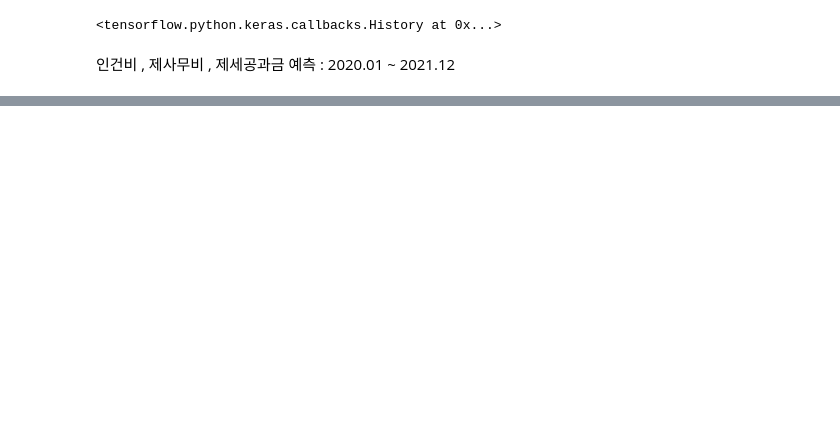
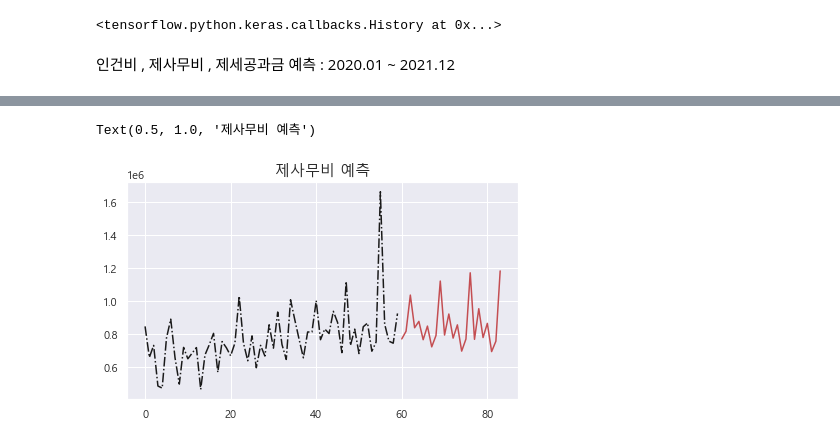
Before and after one commit to ineed-coffee/AI_DataScience_Exercise, a Jupyter notebook: deep_learning/2020.11.12.ipynb, the cells around one changed output, grey strips where cells are left out. Cells and saved outputs as stored; diff of their text form; code cells hidden in the pictures; blank space fills up the shorter version.

```diff
--- a/deep_learning/2020.11.12.ipynb
+++ b/deep_learning/2020.11.12.ipynb
@@ -518,0 +527,9 @@ raw_data[-window_size:].shape
+# %%
+plt.figure(figsize=(7,4))
+plt.plot(data['제사무비'],'k-.')
+plt.plot(pd.DataFrame(LSTM_predict_y,index=range(60,84))[1],'r-')
+ax = plt.gca()
+ax.set_title('제사무비 예측',fontsize=15)
+# %% [output]
+Text(0.5, 1.0, '제사무비 예측')
+[figure, added]
```
Also changed, not shown: parts of 35 cells of this notebook.
